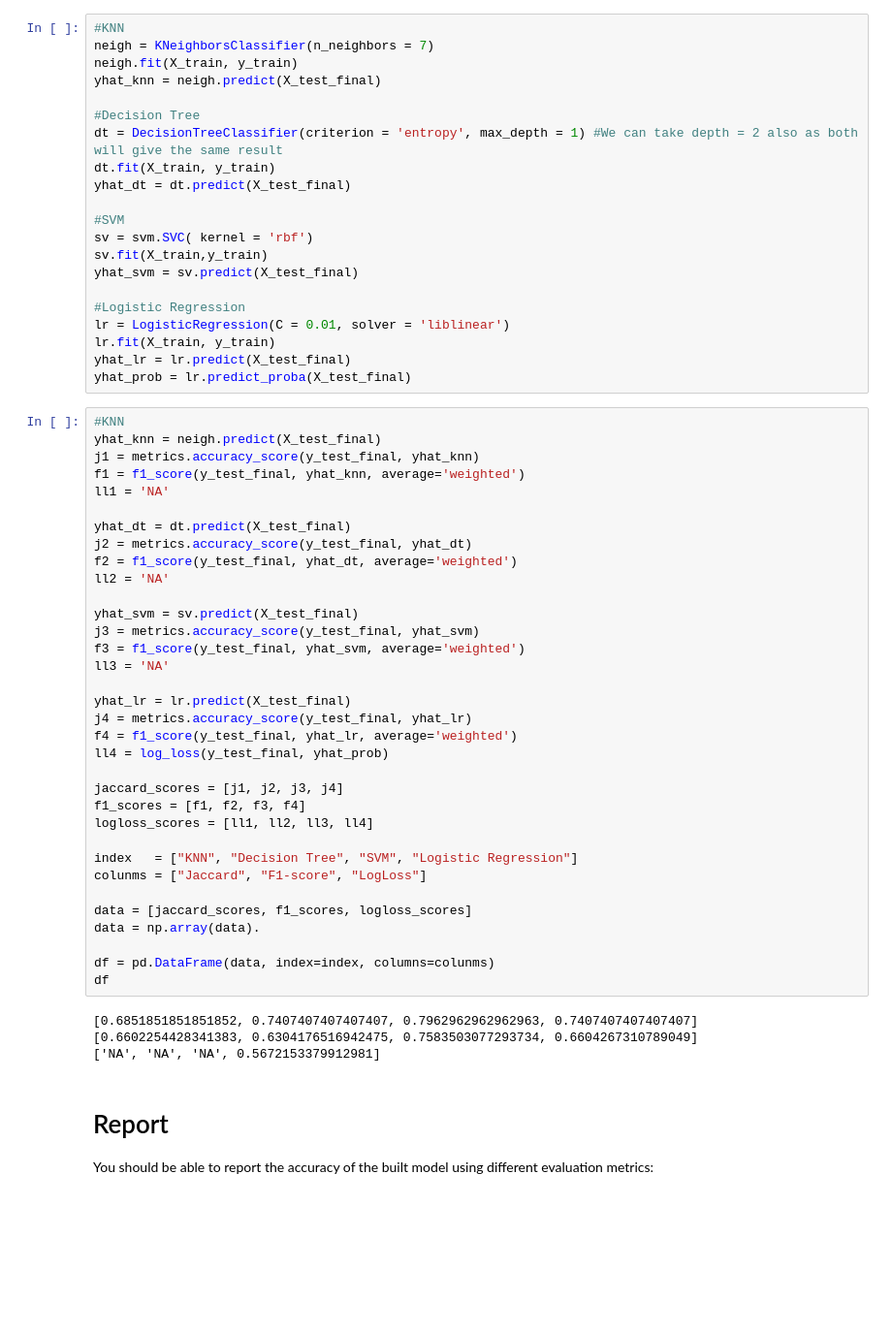
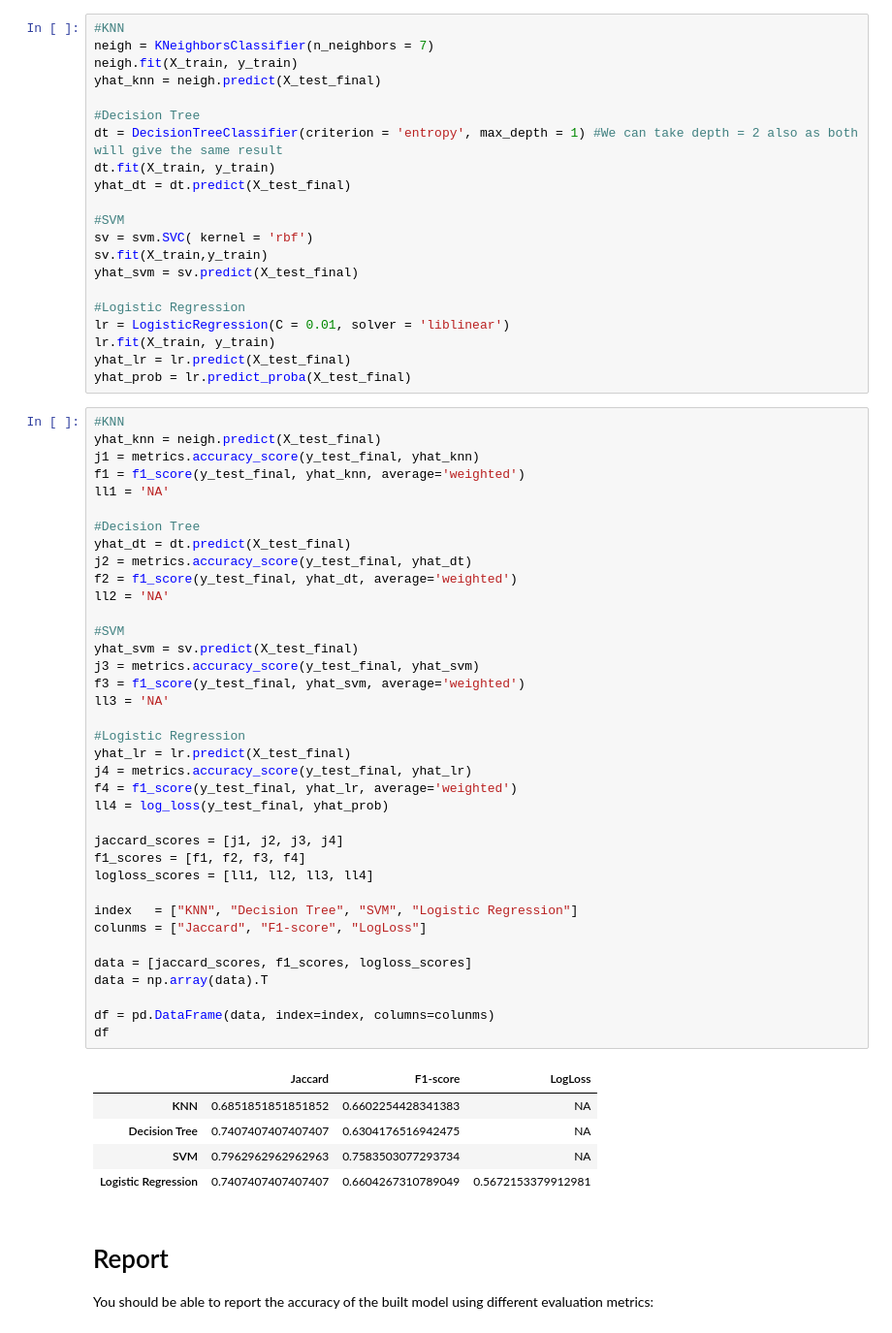
Before and after one commit to sagarvirani/ML_Neighborhood, a Jupyter notebook: ML_Notebook.ipynb, the cells around one changed output. Shown at 97% size. Cells and saved outputs as stored; diff of their text form; blank space fills up the shorter version.

```diff
--- a/ML_Notebook.ipynb
+++ b/ML_Notebook.ipynb
@@ -470,37 +452,42 @@ j1 = metrics.accuracy_score(y_test_final, yhat_knn)
 f1 = f1_score(y_test_final, yhat_knn, average='weighted')
 ll1 = 'NA'
 
+#Decision Tree
 yhat_dt = dt.predict(X_test_final)
 j2 = metrics.accuracy_score(y_test_final, yhat_dt)
 f2 = f1_score(y_test_final, yhat_dt, average='weighted')
 ll2 = 'NA'
 
+#SVM
 yhat_svm = sv.predict(X_test_final)
 j3 = metrics.accuracy_score(y_test_final, yhat_svm)
 f3 = f1_score(y_test_final, yhat_svm, average='weighted')
 ll3 = 'NA'
 
+#Logistic Regression
 yhat_lr = lr.predict(X_test_final)
 j4 = metrics.accuracy_score(y_test_final, yhat_lr)
 f4 = f1_score(y_test_final, yhat_lr, average='weighted')
 ll4 = log_loss(y_test_final, yhat_prob)
 
 jaccard_scores = [j1, j2, j3, j4]
 f1_scores = [f1, f2, f3, f4]
 logloss_scores = [ll1, ll2, ll3, ll4]
 
 index   = ["KNN", "Decision Tree", "SVM", "Logistic Regression"]
 colunms = ["Jaccard", "F1-score", "LogLoss"]
 
 data = [jaccard_scores, f1_scores, logloss_scores]
-data = np.array(data).
+data = np.array(data).T
 
 df = pd.DataFrame(data, index=index, columns=colunms)
 df
 # %% [output]
-[0.6851851851851852, 0.7407407407407407, 0.7962962962962963, 0.7407407407407407]
-[0.6602254428341383, 0.6304176516942475, 0.7583503077293734, 0.6604267310789049]
-['NA', 'NA', 'NA', 0.5672153379912981]
+|  | Jaccard | F1-score | LogLoss |
+| KNN | 0.6851851851851852 | 0.6602254428341383 | NA |
+| Decision Tree | 0.7407407407407407 | 0.6304176516942475 | NA |
+| SVM | 0.7962962962962963 | 0.7583503077293734 | NA |
+| Logistic Regression | 0.7407407407407407 | 0.6604267310789049 | 0.5672153379912981 |
 # %% [markdown]
 # Report
 
```
Also changed, not shown: parts of 10 cells of this notebook.
